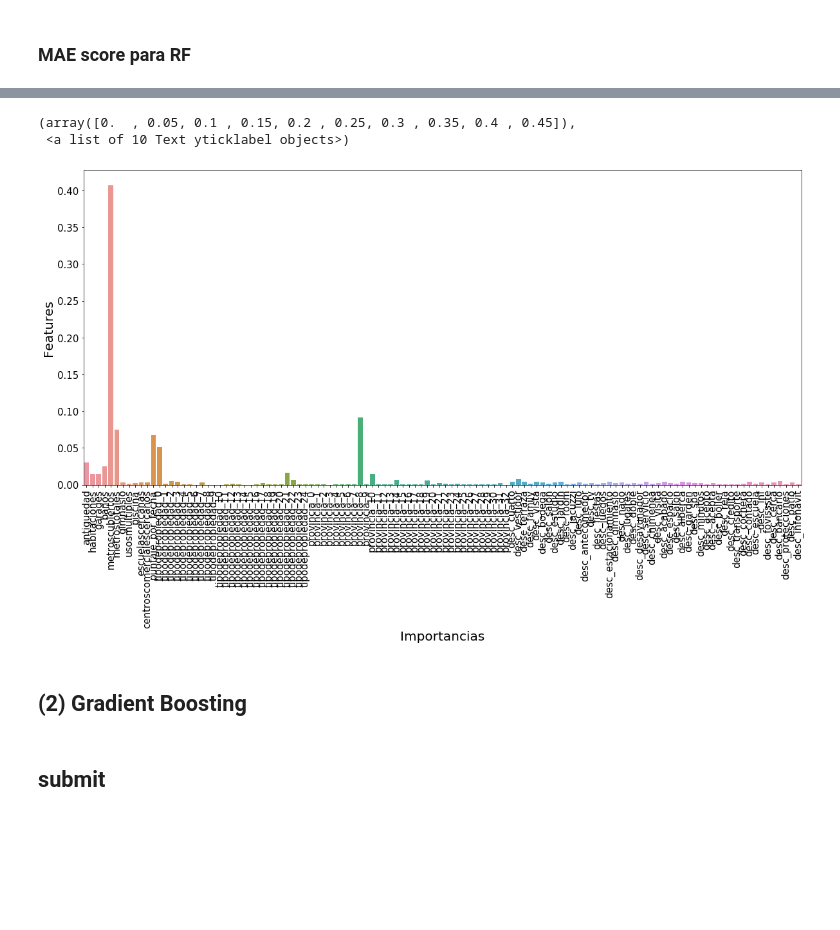
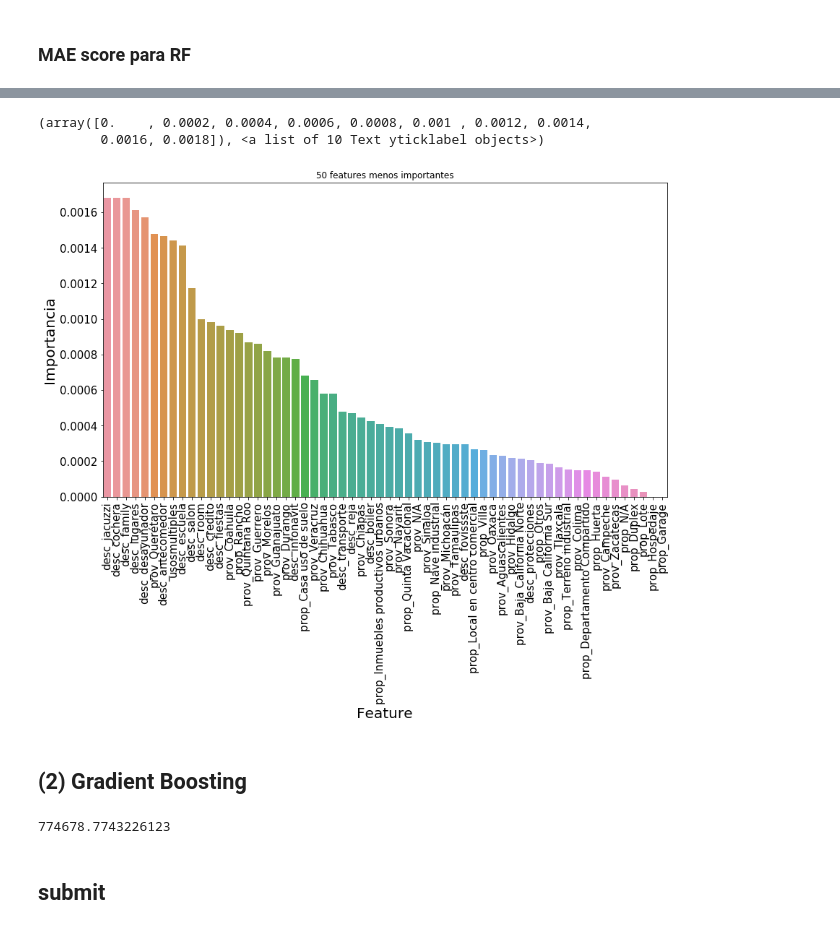
Before and after one commit to luctiz/Grupo43-TP2, a Jupyter notebook: TP2.ipynb, the cells around one changed output, grey strips where cells are left out. Saved outputs shown, nothing was run; the diff lists cells and outputs as text; code cells hidden in the pictures; blank space fills up the shorter version.

```diff
--- a/TP2.ipynb
+++ b/TP2.ipynb
@@ -232,13 +231,16 @@ test.head(1)
 ## Features descripcion
 # %% [markdown]
 Para el primer TP descubrimos que habia ciertas palabras que estaban correlacionadas a mayor precio y otras a menor precio. Usando esa informacion vamos a armar features que nos digan si la descripcion tiene o no determinada palabra
+# %%
+#Paso todas las descripciones a minúscula para contar las palabras con mas precision
+train['descripcion']=train['descripcion'].apply(lambda x: x.lower())
 # %%
 Palabras_mayor_precio=['cuarto','vestidor','terraza','family','vista','bodega',\
                        'salón','estudio','jardín','room','jacuzzi','lujo','antecomedor',\
                        'tv','fiestas','juegos','estacionamiento','gimnasio','nado',\
                        'lugares','doble','desayunador','servicio','chimenea','visita',\
                        'acabado','espacio','salon','alberca','garden','spa']
-Palabras_menor_precio=['minutos','acepto','acepta','boiler','reja','credito','transporte'\
+Palabras_menor_precio=['minutos','acept','boiler','reja','credito','transporte'\
                       ,'cochera','contado','escuela','inf','fovissste','cerca',\
                       'bancario','protecciones','patio','infonavit']
 Palabras=Palabras_mayor_precio + Palabras_menor_precio
@@ -409,6 +409,6 @@ DTR_score1
 # %%
 from sklearn.ensemble  import RandomForestRegressor
 
-RF_model=RandomForestRegressor()
+RF_model=RandomForestRegressor(n_estimators=60)
 
-RF_model.fit(X,Y)
+#RF_model.fit(X,Y)
@@ -431,3 +433,5 @@ RF_mae_score1
 # %%
 importancias = pd.DataFrame(RF_model.feature_importances_,index=X.columns,columns=['importancia']).reset_index()
 importancias.columns = ['feature', 'importancia']
+# %%
+importancias=importancias.sort_values(by='importancia',ascending=False)
@@ -434,24 +452,28 @@ importancias.columns = ['feature', 'importancia']
 # %%
 import seaborn as sns
-plt.figure(figsize = (20,9))
-graf = sns.barplot(x = importancias.feature, y = importancias.importancia, orient = 'v')
-graf.set_xlabel("Importancias", fontsize = 20)
-graf.set_ylabel("Features", fontsize = 20)
+plt.figure(figsize = (15,8))
+#Muestro los 50 menos importantes
+graf = sns.barplot(x = importancias.feature.tail(60), y = importancias.importancia.tail(60), orient = 'v')
+graf.set_title("50 features menos importantes")
+graf.set_xlabel("Feature", fontsize = 20)
+graf.set_ylabel("Importancia", fontsize = 20)
 plt.xticks(fontsize = 15, rotation = 'vertical')
 plt.yticks(fontsize = 15)
 # %% [output]
-(array([0.  , 0.05, 0.1 , 0.15, 0.2 , 0.25, 0.3 , 0.35, 0.4 , 0.45]),
- <a list of 10 Text yticklabel objects>)
+(array([0.    , 0.0002, 0.0004, 0.0006, 0.0008, 0.001 , 0.0012, 0.0014,
+        0.0016, 0.0018]), <a list of 10 Text yticklabel objects>)
-[figure, old version]
+[figure, new version]
 # %% [markdown]
 ## (2) Gradient Boosting
 # %%
 from sklearn.ensemble import GradientBoostingRegressor
 
-GBR_model = GradientBoostingRegressor(random_state=23, n_estimators=50, min_samples_split=50).fit(X, Y)
-scores = cross_val_score(GBR_model , X, Y, scoring="neg_mean_absolute_error", cv=10)
+GBR_model = GradientBoostingRegressor()
+scores = cross_val_score(GBR_model , X, Y, scoring="neg_mean_absolute_error", cv=5)
 GBR_mae_score1 = -scores.mean()
 GBR_mae_score1
+# %% [output]
+774678.7743226123
 # %% [markdown]
 ## submit
 # %%
```
Also changed, not shown: parts of 31 cells of this notebook.
